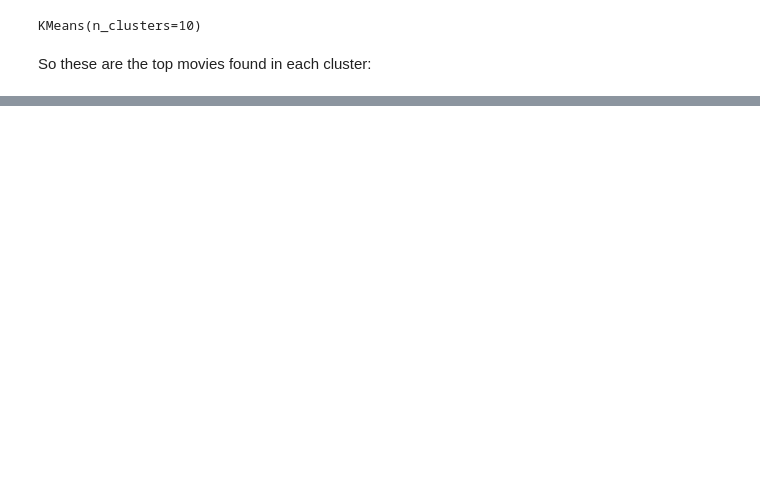
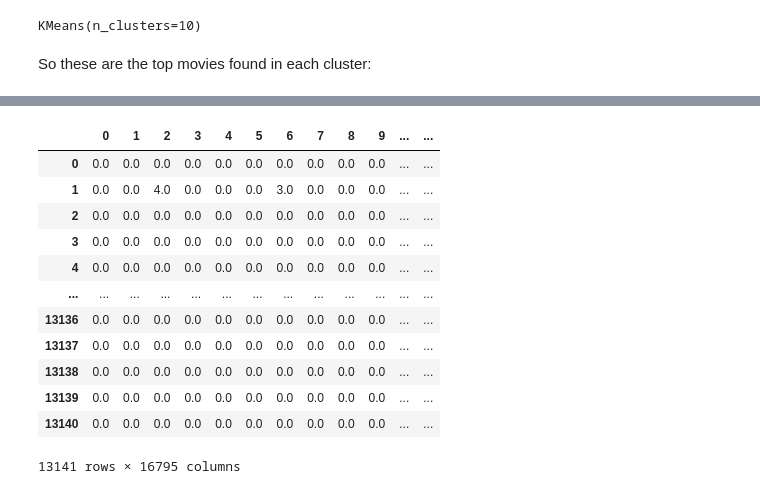
Before and after one commit to ericvistnes/FinalProject, a Jupyter notebook: Final.ipynb, the cells around one changed output, grey strips where cells are left out. Drawn from its saved outputs; the diff is of its cells as text; code cells hidden in the pictures; blank space fills up the shorter version.

```diff
--- a/Final.ipynb
+++ b/Final.ipynb
@@ -177,0 +366,23 @@ Memento 4.148732008224814
+# %%
+user_movie_df_rename = user_movie_df
+# %%
+user_movie_df_rename.columns = range(16795)
+# %%
+user_movie_df_rename = user_movie_df_rename.reset_index()
+# %%
+user_movie_df_rename = user_movie_df_rename.drop(columns=['CustomerID'])
+user_movie_df_rename
+# %% [output]
+|  | 0 | 1 | 2 | 3 | 4 | 5 | 6 | 7 | 8 | 9 | ... | ... |
+| 0 | 0.0 | 0.0 | 0.0 | 0.0 | 0.0 | 0.0 | 0.0 | 0.0 | 0.0 | 0.0 | ... | ... |
+| 1 | 0.0 | 0.0 | 4.0 | 0.0 | 0.0 | 0.0 | 3.0 | 0.0 | 0.0 | 0.0 | ... | ... |
+| 2 | 0.0 | 0.0 | 0.0 | 0.0 | 0.0 | 0.0 | 0.0 | 0.0 | 0.0 | 0.0 | ... | ... |
+| 3 | 0.0 | 0.0 | 0.0 | 0.0 | 0.0 | 0.0 | 0.0 | 0.0 | 0.0 | 0.0 | ... | ... |
+| 4 | 0.0 | 0.0 | 0.0 | 0.0 | 0.0 | 0.0 | 0.0 | 0.0 | 0.0 | 0.0 | ... | ... |
+| ... | ... | ... | ... | ... | ... | ... | ... | ... | ... | ... | ... | ... |
+| 13136 | 0.0 | 0.0 | 0.0 | 0.0 | 0.0 | 0.0 | 0.0 | 0.0 | 0.0 | 0.0 | ... | ... |
+| 13137 | 0.0 | 0.0 | 0.0 | 0.0 | 0.0 | 0.0 | 0.0 | 0.0 | 0.0 | 0.0 | ... | ... |
+| 13138 | 0.0 | 0.0 | 0.0 | 0.0 | 0.0 | 0.0 | 0.0 | 0.0 | 0.0 | 0.0 | ... | ... |
+| 13139 | 0.0 | 0.0 | 0.0 | 0.0 | 0.0 | 0.0 | 0.0 | 0.0 | 0.0 | 0.0 | ... | ... |
+| 13140 | 0.0 | 0.0 | 0.0 | 0.0 | 0.0 | 0.0 | 0.0 | 0.0 | 0.0 | 0.0 | ... | ... |
+13141 rows × 16795 columns
```
Also changed, not shown: parts of 71 cells of this notebook.
